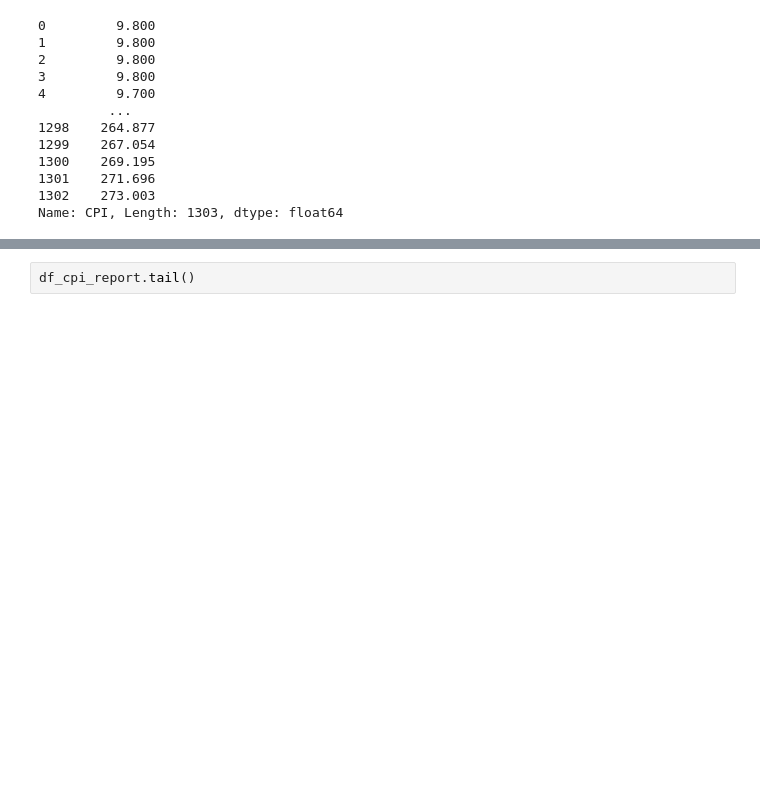
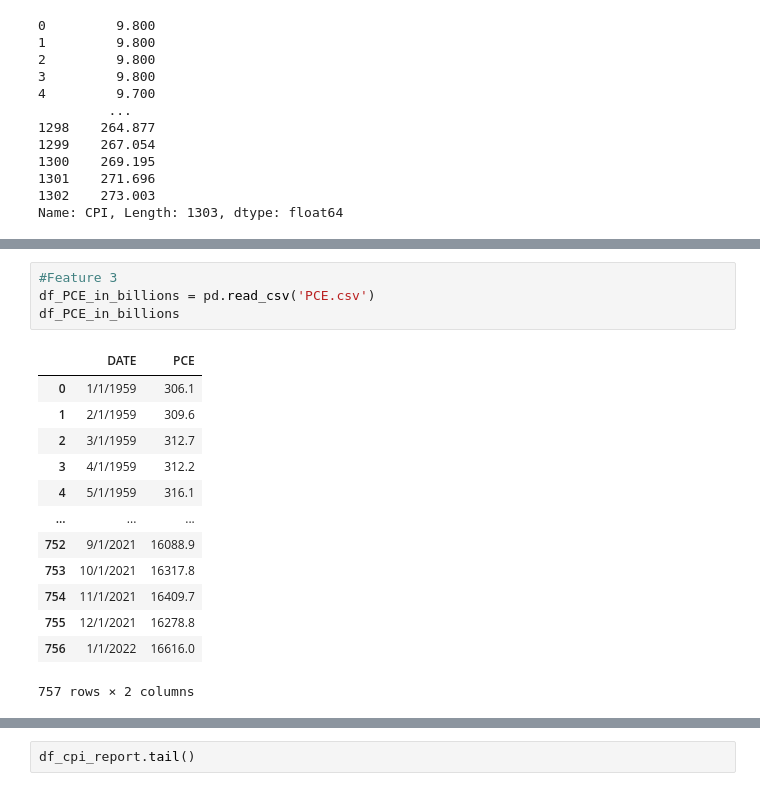
Before and after one commit to samsalgado/Next-Market-CRASH-Data, a Jupyter notebook: CSVs/Inflation Model.ipynb, the cells around one changed output, grey strips where cells are left out. Saved outputs shown, nothing was run; the diff lists cells and outputs as text; blank space fills up the shorter version.

```diff
--- a/CSVs/Inflation Model.ipynb
+++ b/CSVs/Inflation Model.ipynb
@@ -296,0 +345,18 @@ plt.show()
+# %%
+#Feature 3
+df_PCE_in_billions = pd.read_csv('PCE.csv')
+df_PCE_in_billions
+# %% [output]
+|  | DATE | PCE |
+| 0 | 1/1/1959 | 306.1 |
+| 1 | 2/1/1959 | 309.6 |
+| 2 | 3/1/1959 | 312.7 |
+| 3 | 4/1/1959 | 312.2 |
+| 4 | 5/1/1959 | 316.1 |
+| ... | ... | ... |
+| 752 | 9/1/2021 | 16088.9 |
+| 753 | 10/1/2021 | 16317.8 |
+| 754 | 11/1/2021 | 16409.7 |
+| 755 | 12/1/2021 | 16278.8 |
+| 756 | 1/1/2022 | 16616.0 |
+757 rows × 2 columns
```
Also changed, not shown: parts of 17 cells of this notebook, 4 other files.
